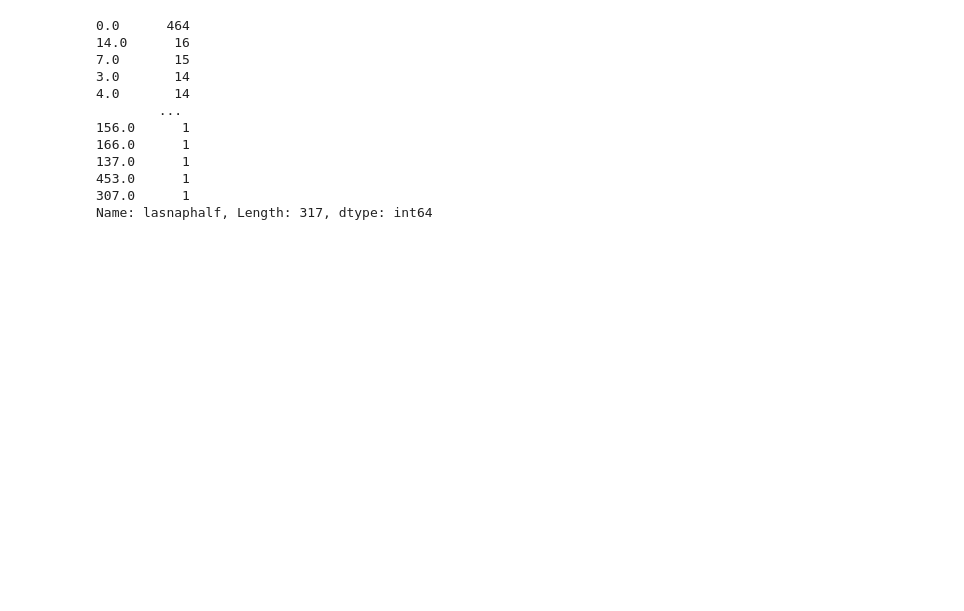
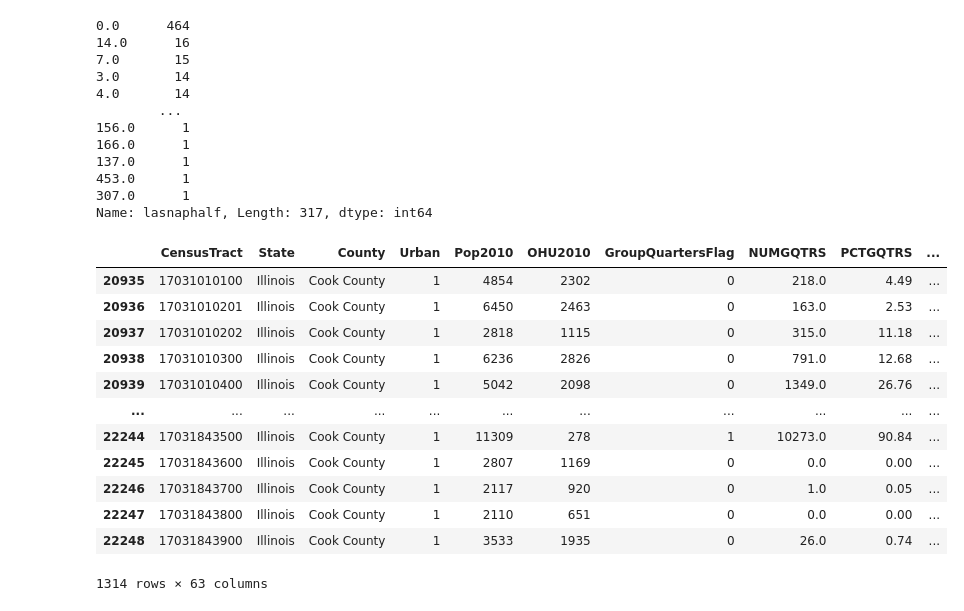
Before and after one commit to DS4A-team92/food-deserts, a Jupyter notebook: notebooks/3.0_ZH_FARA_initial_cleaning.ipynb, the cells around one changed output. Cells and saved outputs as stored; diff of their text form; code cells hidden in the pictures; blank space fills up the shorter version.

```diff
--- a/notebooks/3.0_ZH_FARA_initial_cleaning.ipynb
+++ b/notebooks/3.0_ZH_FARA_initial_cleaning.ipynb
@@ -283,3 +283,19 @@ df_cook['lasnaphalf'].value_counts(dropna=False)
 453.0      1
 307.0      1
 Name: lasnaphalf, Length: 317, dtype: int64
+# %%
+df_cook
+# %% [output]
+|  | CensusTract | State | County | Urban | Pop2010 | OHU2010 | GroupQuartersFlag | NUMGQTRS | PCTGQTRS | ... |
+| 20935 | 17031010100 | Illinois | Cook County | 1 | 4854 | 2302 | 0 | 218.0 | 4.49 | ... |
+| 20936 | 17031010201 | Illinois | Cook County | 1 | 6450 | 2463 | 0 | 163.0 | 2.53 | ... |
+| 20937 | 17031010202 | Illinois | Cook County | 1 | 2818 | 1115 | 0 | 315.0 | 11.18 | ... |
+| 20938 | 17031010300 | Illinois | Cook County | 1 | 6236 | 2826 | 0 | 791.0 | 12.68 | ... |
+| 20939 | 17031010400 | Illinois | Cook County | 1 | 5042 | 2098 | 0 | 1349.0 | 26.76 | ... |
+| ... | ... | ... | ... | ... | ... | ... | ... | ... | ... | ... |
+| 22244 | 17031843500 | Illinois | Cook County | 1 | 11309 | 278 | 1 | 10273.0 | 90.84 | ... |
+| 22245 | 17031843600 | Illinois | Cook County | 1 | 2807 | 1169 | 0 | 0.0 | 0.00 | ... |
+| 22246 | 17031843700 | Illinois | Cook County | 1 | 2117 | 920 | 0 | 1.0 | 0.05 | ... |
+| 22247 | 17031843800 | Illinois | Cook County | 1 | 2110 | 651 | 0 | 0.0 | 0.00 | ... |
+| 22248 | 17031843900 | Illinois | Cook County | 1 | 3533 | 1935 | 0 | 26.0 | 0.74 | ... |
+1314 rows × 63 columns
```
Also changed, not shown: parts of 6 cells of this notebook, 1 other file.
